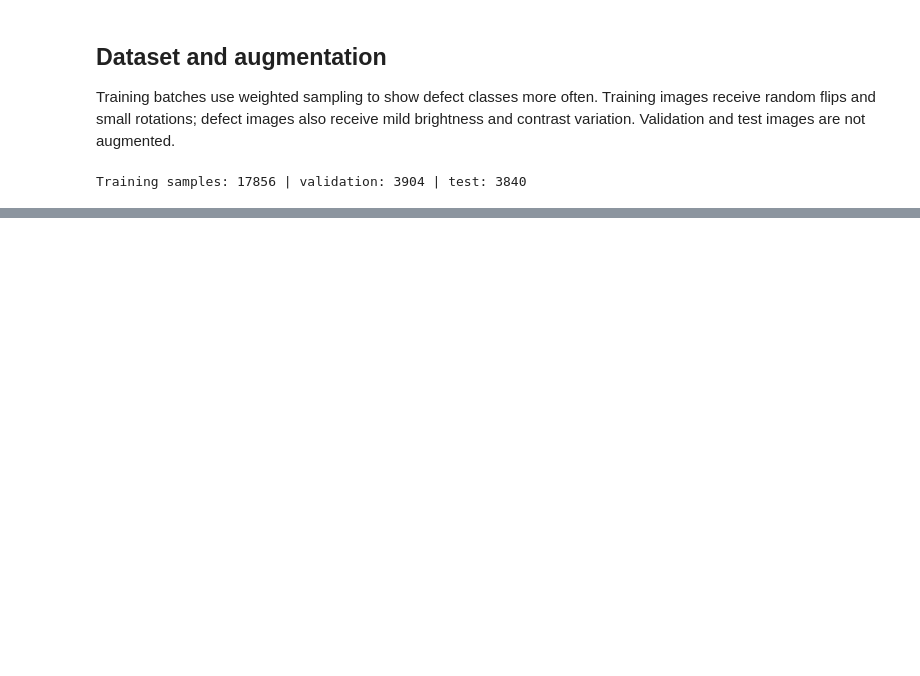
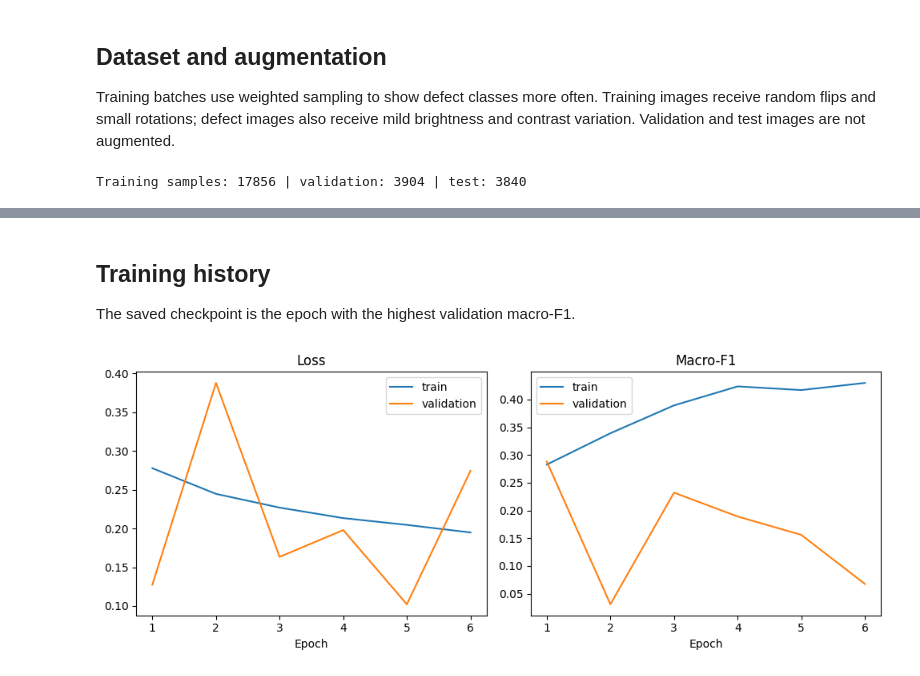
Before and after one commit to GaneshSarathi19/FabricDefectDetectionDIP, a Jupyter notebook: notebooks/Train CCCNN.ipynb, the cells around one changed output, grey strips where cells are left out. Drawn from its saved outputs; the diff is of its cells as text; code cells hidden in the pictures; blank space fills up the shorter version.

Commit message:
Add CCCNN training notebook

```diff
--- a/notebooks/Train CCCNN.ipynb
+++ b/notebooks/Train CCCNN.ipynb
@@ -160,0 +308,20 @@ Training samples: 17856 | validation: 3904 | test: 3840
+# %% [markdown]
+## Training history
+
+The saved checkpoint is the epoch with the highest validation macro-F1.
+# %%
+fig, axes = plt.subplots(1, 2, figsize=(10, 4))
+axes[0].plot(history_df["epoch"], history_df["train_loss"], label="train")
+axes[0].plot(history_df["epoch"], history_df["val_loss"], label="validation")
+axes[0].set_title("Loss")
+axes[0].set_xlabel("Epoch")
+axes[0].legend()
+axes[1].plot(history_df["epoch"], history_df["train_macro_f1"], label="train")
+axes[1].plot(history_df["epoch"], history_df["val_macro_f1"], label="validation")
+axes[1].set_title("Macro-F1")
+axes[1].set_xlabel("Epoch")
+axes[1].legend()
+plt.tight_layout()
+plt.show()
+# %% [output]
+[figure, added]
```
Also changed, not shown: parts of 10 cells of this notebook.
